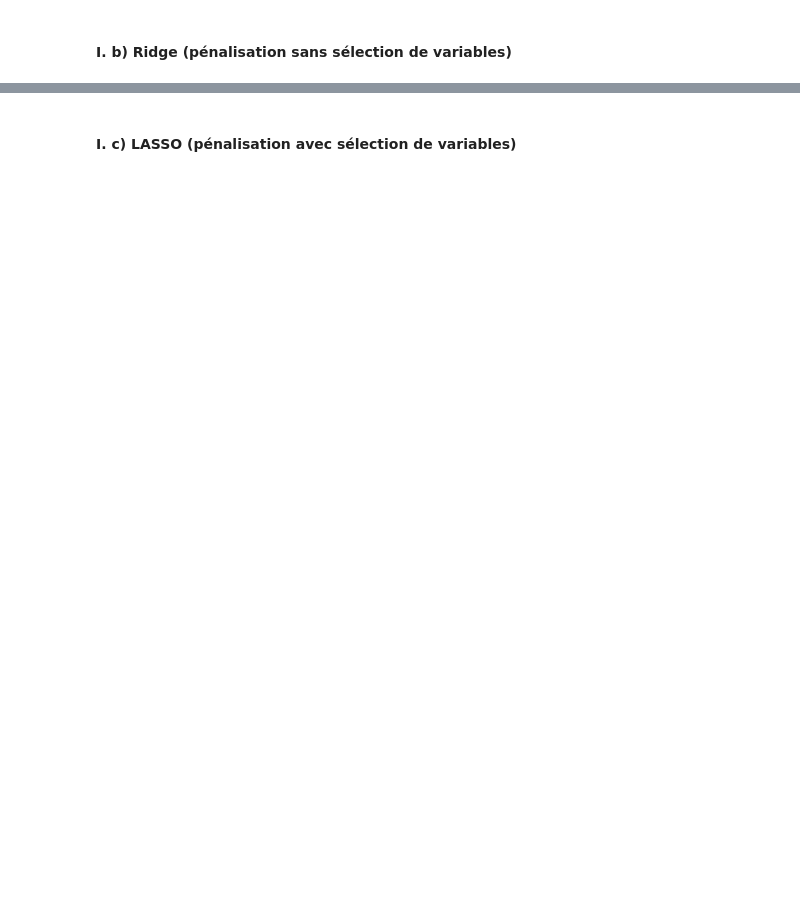
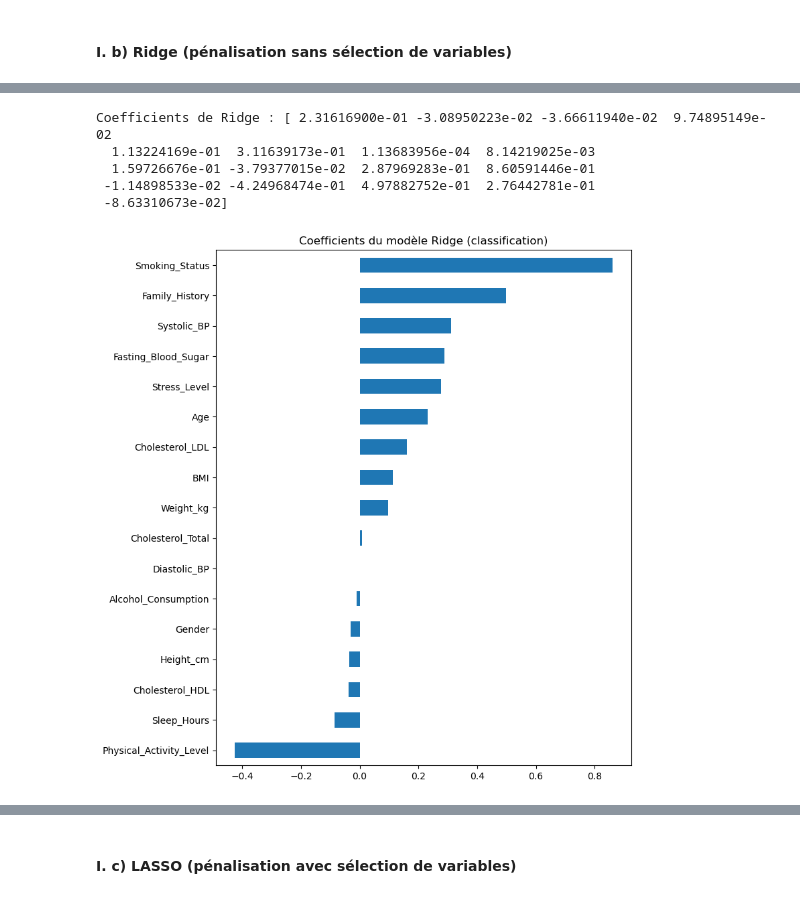
Before and after one commit to clairesn23/machine_learning, a Jupyter notebook: Projet_Python.ipynb, the cells around one changed output, grey strips where cells are left out. Saved outputs shown, nothing was run; the diff lists cells and outputs as text; code cells hidden in the pictures; blank space fills up the shorter version.

```diff
--- a/Projet_Python.ipynb
+++ b/Projet_Python.ipynb
@@ -198,0 +202,23 @@ Coefficients de Ridge : [ 2.31616900e-01 -3.08950223e-02 -3.66611940e-02  9.7489
+# %%
+import matplotlib.pyplot as plt
+
+# Coefficients du meilleur modèle
+ridgeCoef = ridgeOpt.best_estimator_.coef_[0]
+print(f"Coefficients de Ridge : {ridgeCoef}")
+
+coef = pd.Series(ridgeCoef, index=X_train_c.columns)
+
+
+# Visualisation
+imp_coef = coef.sort_values()
+plt.figure(figsize=(8,10))
+imp_coef.plot(kind="barh")
+plt.title("Coefficients du modèle Ridge (classification)")
+plt.show()
+# %% [output]
+Coefficients de Ridge : [ 2.31616900e-01 -3.08950223e-02 -3.66611940e-02  9.74895149e-02
+  1.13224169e-01  3.11639173e-01  1.13683956e-04  8.14219025e-03
+  1.59726676e-01 -3.79377015e-02  2.87969283e-01  8.60591446e-01
+ -1.14898533e-02 -4.24968474e-01  4.97882752e-01  2.76442781e-01
+ -8.63310673e-02]
+[figure, added]
```
Also changed, not shown: parts of 37 cells of this notebook.
